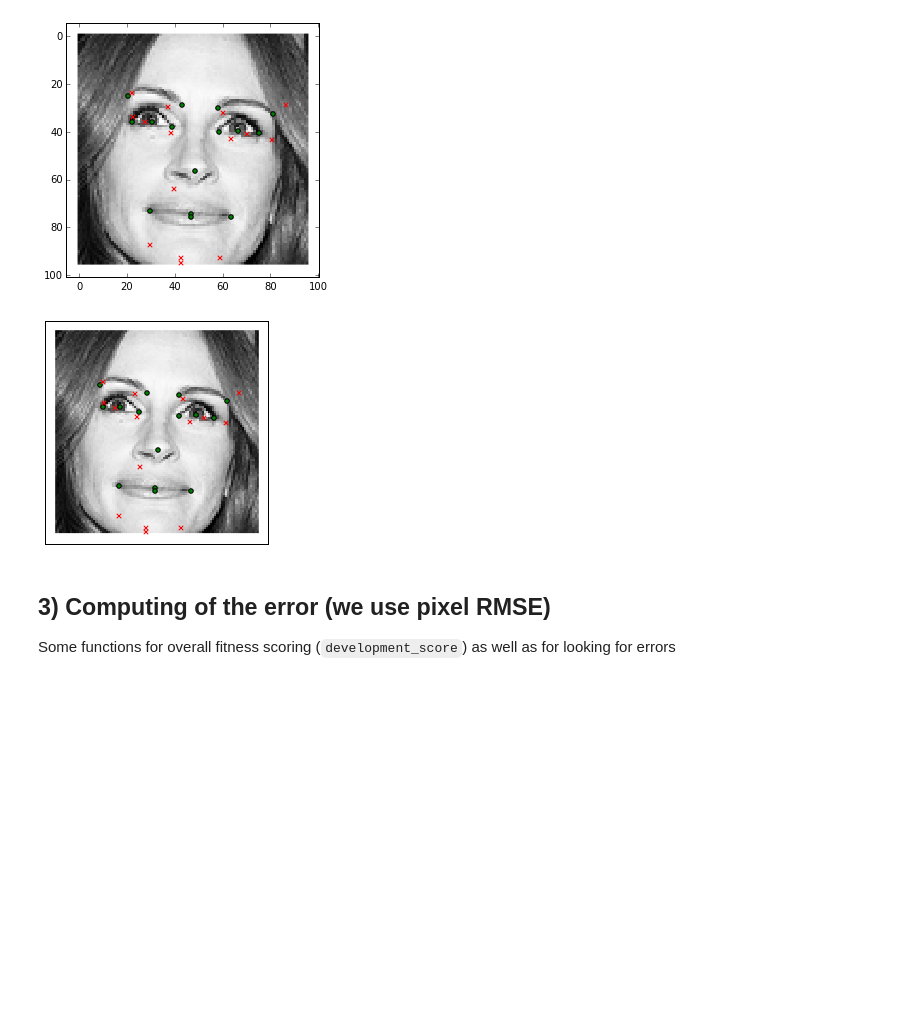
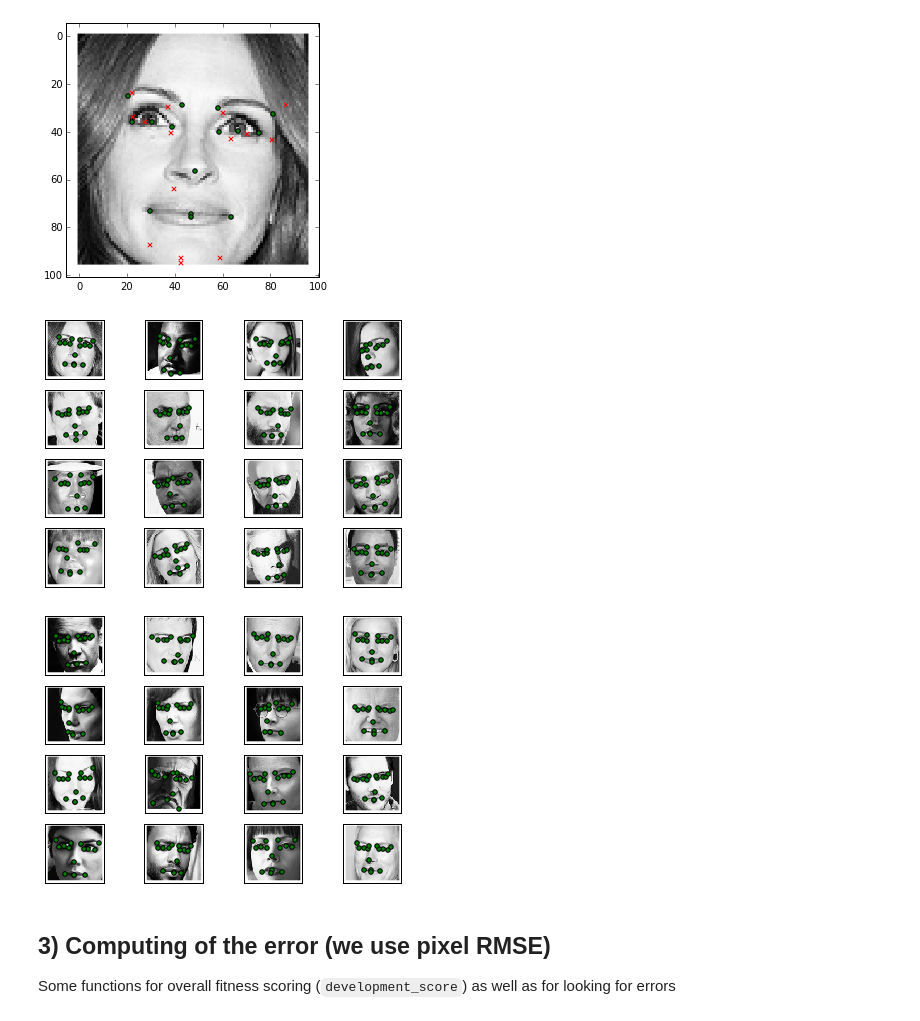
Before and after one commit to jbocharov-mids/W207-Final-Facial-Keypoint-Detection, a Jupyter notebook: python/Scratch-Face-Keypoint-Detection.ipynb, the cells around one changed output. Drawn from its saved outputs; the diff is of its cells as text; code cells hidden in the pictures; blank space fills up the shorter version.

```diff
--- a/python/Scratch-Face-Keypoint-Detection.ipynb
+++ b/python/Scratch-Face-Keypoint-Detection.ipynb
@@ -129,42 +131,43 @@ def show_one_example_composable(example,
     if labels is not None:
         x_labels = labels[x_label_indices]
         y_labels = labels[y_label_indices]
         subplot.scatter(x_labels, y_labels, c='g', marker = 'o')
     if predictions is not None:
         x_predictions = predictions[x_label_indices]
         y_predictions = predictions[y_label_indices]
         subplot.scatter(x_predictions, y_predictions, c='r', marker='x')
 
     if existing_figure is None:
         plt.show()
 
 def show_many_examples(examples,
                        labels_array = None,
                        predictions_array = None,
                        columns = 4
                       ):
     count = len(examples)
 
     rows = int(np.ceil( (1.0 * count) / (1.0 * columns) ))
 
     figure = plt.figure()
     for index, example in enumerate(examples):
-        labels = labels_array[index] if (labels_array is notNone) else None
+        labels = labels_array[index] if (labels_array is not None) else None
         predictions = predictions_array[index] if (predictions_array is not None) else None
-        score = scores_array[index] if (scores_array is not None) else None
 
-        show_one_example_circles(example,
-                             circle_labels, circle_predictions,
-                             figure, rows, columns, index + 1,
-                                score)
+
+        show_one_example_composable(example,
+                                 labels, predictions,
+                                 figure, rows, columns, index + 1)
 
     figure.tight_layout()
     plt.show()
 
-
-show_one_example_composable(training_data[0], training_labels[0], training_labels[1])
+show_many_examples( training_data[range(16)], training_labels[range(16)] )
+show_many_examples( training_data[range(16, 32)], training_labels[range(16, 32)] )
+#show_one_example_composable(training_data[0], training_labels[0], training_labels[1])
 # %% [output]
-[figure, old version]
+[figure, new version]
+[figure, added]
 # %% [markdown]
 ## 3) Computing of the error (we use pixel RMSE)
 
```
Also changed, not shown: parts of 27 cells of this notebook, 1 other file.
